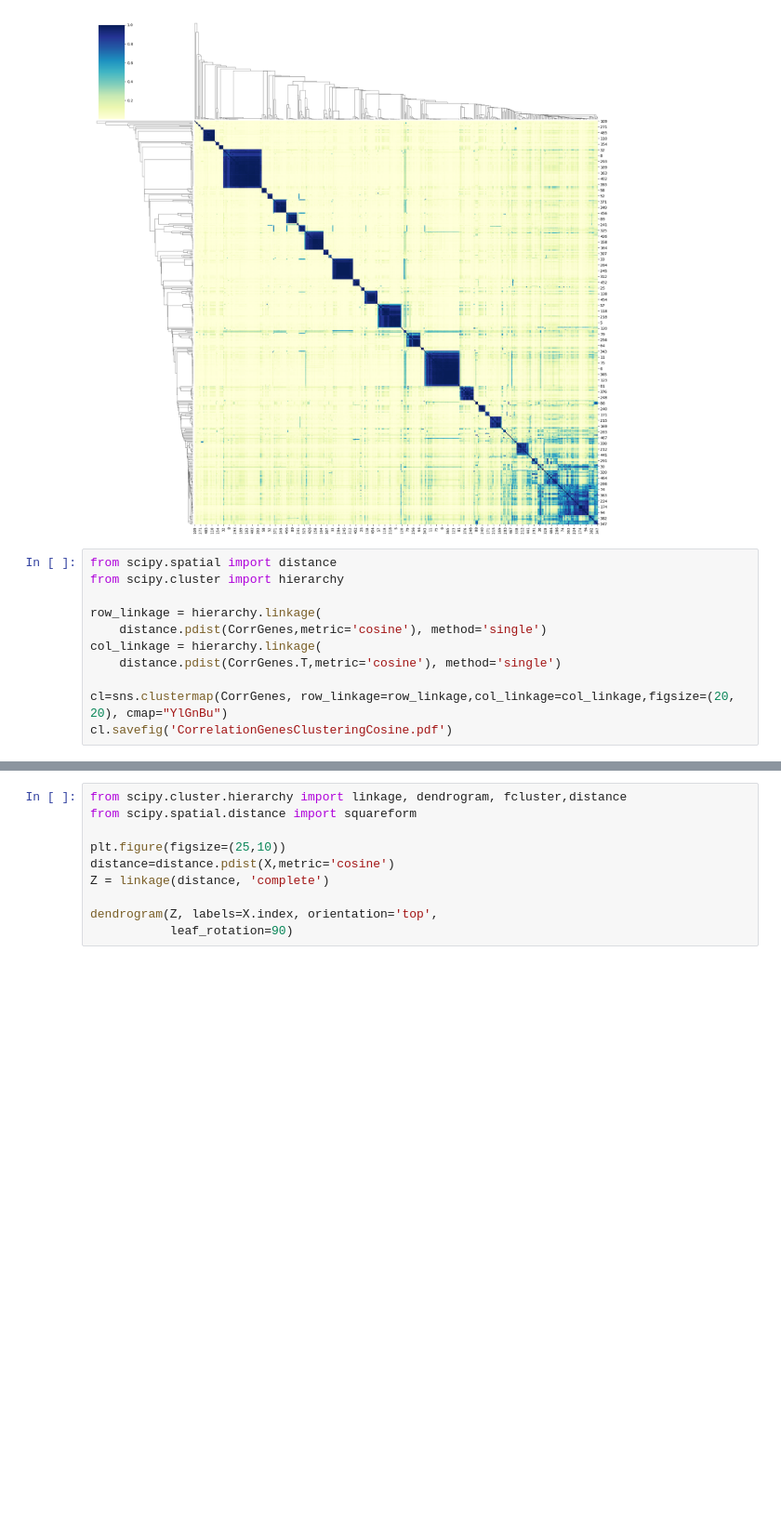
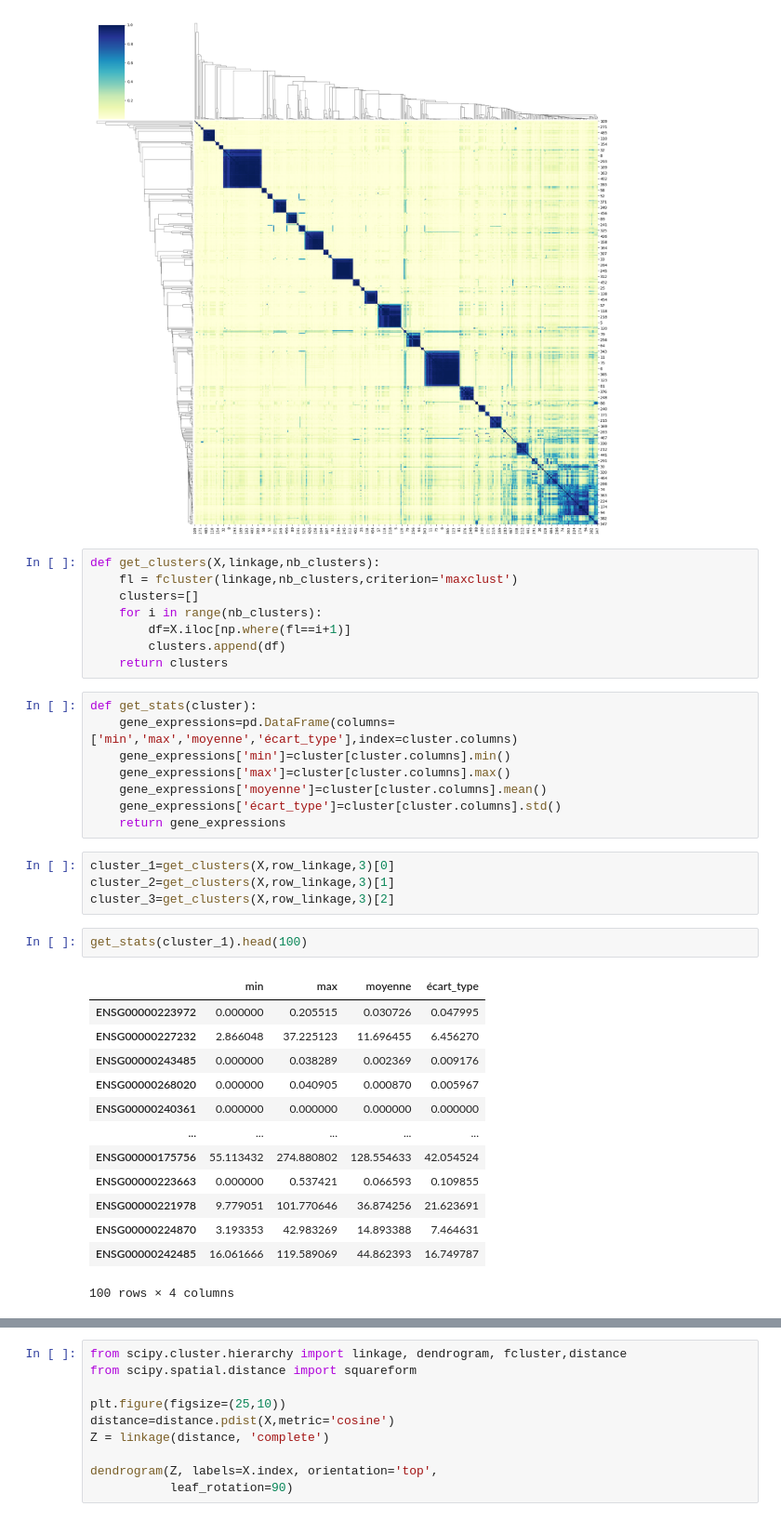
Before and after one commit to Syrinechen/Myeloma-project-draft, a Jupyter notebook: correlations.ipynb, the cells around one changed output, grey strips where cells are left out. Shown at 93% size. Saved outputs shown, nothing was run; the diff lists cells and outputs as text; blank space fills up the shorter version.

```diff
--- a/correlations.ipynb
+++ b/correlations.ipynb
@@ -48,14 +47,39 @@ cl=sns.clustermap(CorrPatients, row_linkage=row_linkage,col_linkage=col_linkage,
 cl.savefig('CorrelationClusteringCosine.pdf')
 # %% [output]
 [figure]
-# %%
-from scipy.spatial import distance
-from scipy.cluster import hierarchy
-
-row_linkage = hierarchy.linkage(
-    distance.pdist(CorrGenes,metric='cosine'), method='single')
-col_linkage = hierarchy.linkage(
-    distance.pdist(CorrGenes.T,metric='cosine'), method='single')
-
-cl=sns.clustermap(CorrGenes, row_linkage=row_linkage,col_linkage=col_linkage,figsize=(20, 20), cmap="YlGnBu")
-cl.savefig('CorrelationGenesClusteringCosine.pdf')
+# %%
+def get_clusters(X,linkage,nb_clusters):
+    fl = fcluster(linkage,nb_clusters,criterion='maxclust')
+    clusters=[]
+    for i in range(nb_clusters):
+        df=X.iloc[np.where(fl==i+1)]
+        clusters.append(df)
+    return clusters
+# %%
+def get_stats(cluster):
+    gene_expressions=pd.DataFrame(columns=['min','max','moyenne','écart_type'],index=cluster.columns)
+    gene_expressions['min']=cluster[cluster.columns].min()
+    gene_expressions['max']=cluster[cluster.columns].max()
+    gene_expressions['moyenne']=cluster[cluster.columns].mean()
+    gene_expressions['écart_type']=cluster[cluster.columns].std()
+    return gene_expressions
+# %%
+cluster_1=get_clusters(X,row_linkage,3)[0]
+cluster_2=get_clusters(X,row_linkage,3)[1]
+cluster_3=get_clusters(X,row_linkage,3)[2]
+# %%
+get_stats(cluster_1).head(100)
+# %% [output]
+|  | min | max | moyenne | écart_type |
+| ENSG00000223972 | 0.000000 | 0.205515 | 0.030726 | 0.047995 |
+| ENSG00000227232 | 2.866048 | 37.225123 | 11.696455 | 6.456270 |
+| ENSG00000243485 | 0.000000 | 0.038289 | 0.002369 | 0.009176 |
+| ENSG00000268020 | 0.000000 | 0.040905 | 0.000870 | 0.005967 |
+| ENSG00000240361 | 0.000000 | 0.000000 | 0.000000 | 0.000000 |
+| ... | ... | ... | ... | ... |
+| ENSG00000175756 | 55.113432 | 274.880802 | 128.554633 | 42.054524 |
+| ENSG00000223663 | 0.000000 | 0.537421 | 0.066593 | 0.109855 |
+| ENSG00000221978 | 9.779051 | 101.770646 | 36.874256 | 21.623691 |
+| ENSG00000224870 | 3.193353 | 42.983269 | 14.893388 | 7.464631 |
+| ENSG00000242485 | 16.061666 | 119.589069 | 44.862393 | 16.749787 |
+100 rows × 4 columns
```
Also changed, not shown: parts of 8 cells of this notebook, 3 other files.
